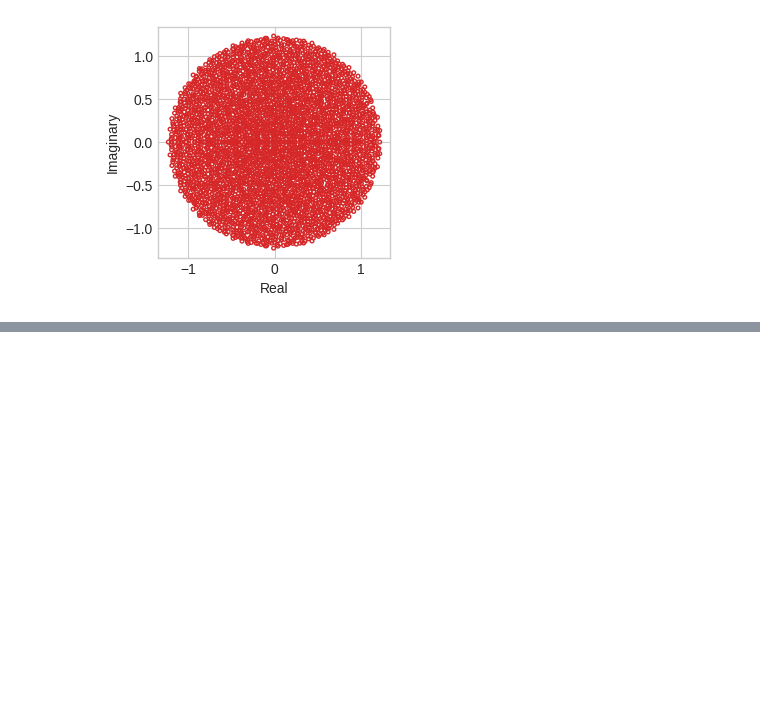
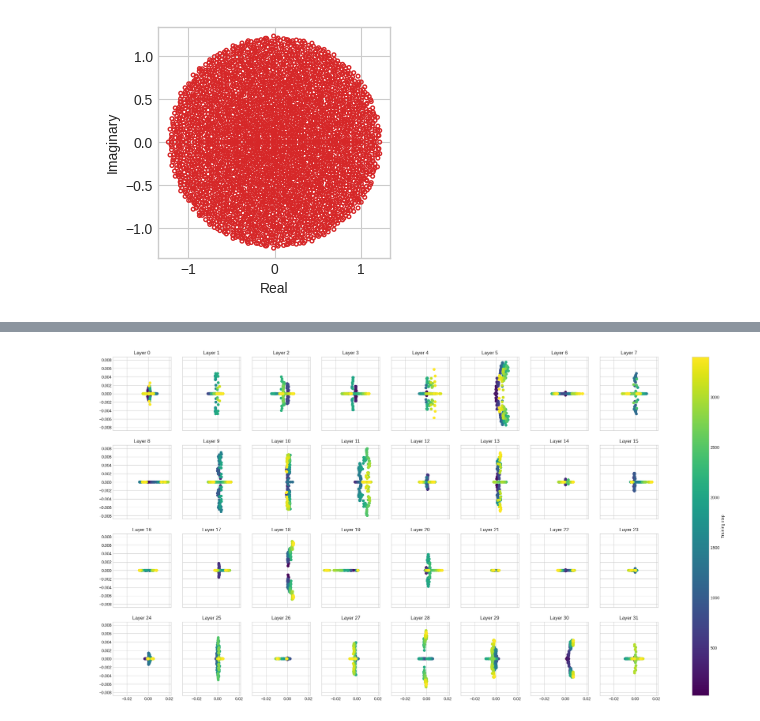
Before and after one commit to HugoKoubbi/Transformers-2024-LoRA, a Jupyter notebook: Llama2_Experiments/code/visu.ipynb, the cells around one changed output, grey strips where cells are left out. Drawn from its saved outputs; the diff is of its cells as text; code cells hidden in the pictures; blank space fills up the shorter version.

Commit message:
Add new eigenvalues visu

```diff
--- a/Llama2_Experiments/code/visu.ipynb
+++ b/Llama2_Experiments/code/visu.ipynb
@@ -185 +186,20 @@ Block 5
 ... (52 outputs left out)
+# %%
+fig,axs=plt.subplots(4,8,sharex=True,sharey=True,figsize=(30,15))
+for i in range(num_blocks):
+    ax=axs[i//8,i%8]
+    block=i
+    df_block=df[df.block==block]
+    cmap = plt.cm.get_cmap("viridis")
+    scatter=ax.scatter(df_block.real,df_block.imag,c=df_block.checkpoint,cmap=cmap,vmin=25,vmax=3400)
+    ax.set_title("Layer "+str(block))
+    # plt.tight_layout()
+    # plt.savefig(f"../figures/eigenvalues_training_{block}.eps",bbox_inches='tight')
+    # plt.show()
+cbar=fig.colorbar(scatter,ax=axs.ravel().tolist())
+cbar.set_label("Training step")
+# plt.tight_layout()
+plt.savefig(f"../figures/eigenvalues_training_all.eps",bbox_inches='tight')
+plt.show()
+# %% [output]
+[figure, added]
```
Also changed, not shown: parts of 3 cells of this notebook, 33 other files.
